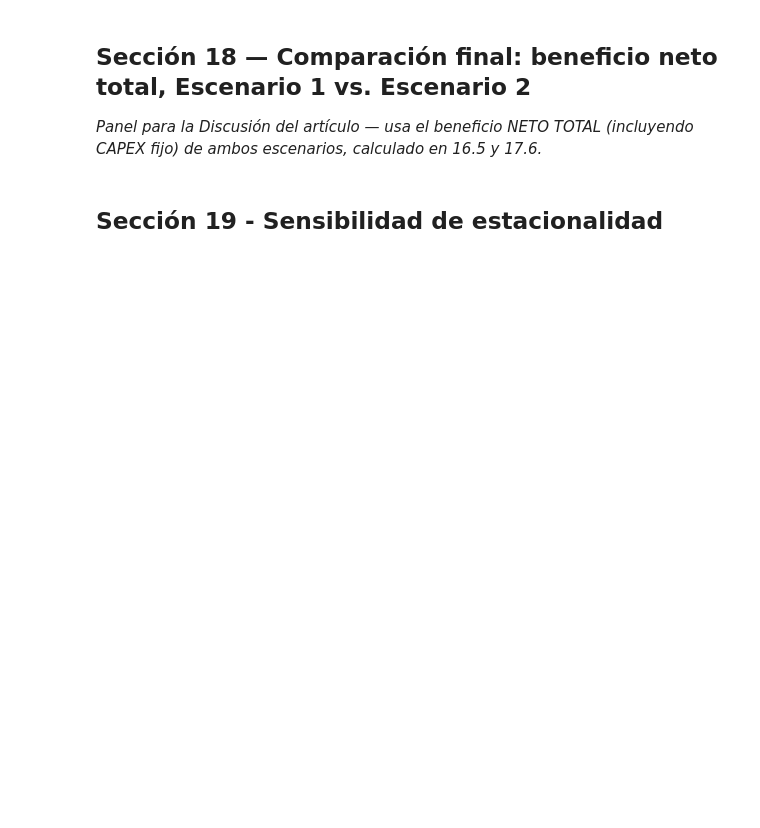
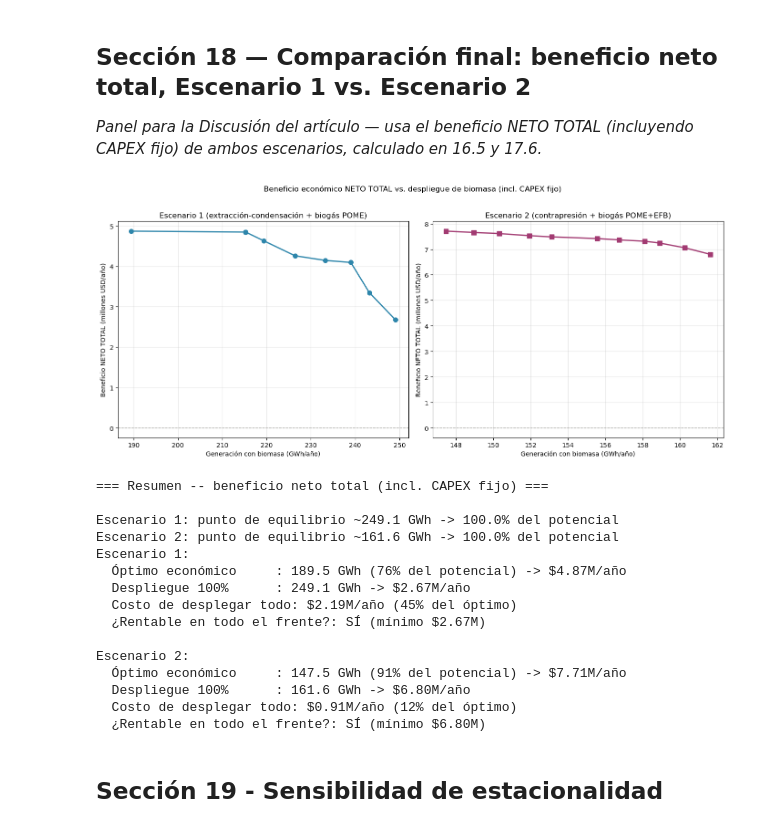
Before and after one commit to juncal0/valorizacion-biomasa-palma, a Jupyter notebook: 01_notebook_v3_CAPEX_corregido.ipynb, the cells around one changed output. Drawn from its saved outputs; the diff is of its cells as text; code cells hidden in the pictures; blank space fills up the shorter version.

```diff
--- a/01_notebook_v3_CAPEX_corregido.ipynb
+++ b/01_notebook_v3_CAPEX_corregido.ipynb
@@ -3377,13 +3489,11 @@ CAPEX fijo anualizado TOTAL Esc.2 (6 plantas): $2,193,441 USD/año
 # %% [markdown]
 ### 17.2 Modelo (turbina contrapresión + N unidades biogás) y payoff table
 # %%
-# [CAPEX CORREGIDO] La turbina entra con CAPEX POR TAMAÑO (regla 0.6,
-# economías de escala) como coeficiente de la binaria; el generador de
-# biogás como N x CAPEX_UNIDAD_BIOGAS (módulos idénticos -> lineal en N).
 # ==========================================================
-# Sección 17 - Fase 2, Escenario 2: modelo con turbina contrapresión
-# (catálogo) + generador de biogás (N unidades de 1,000 kW).
-# Payoff table lexicográfica.
+# Sección 17 - Fase 2, Escenario 2: turbina de contrapresión (catálogo)
+# + generador de biogás (N unidades de 1,000 kW). Payoff table lexicográfica.
+# f1 incluye: CAPEX anualizado + O&M (2.5%) + costo de oportunidad de la
+# biomasa quemada (escala con el factor de utilización de la turbina).
 # ==========================================================
 def construir_modelo_f2_esc2(objetivo='economico', restriccion_f2=None, restriccion_f1=None):
     m = pyo.ConcreteModel()
@@ -3394,6 +3504,7 @@ def construir_modelo_f2_esc2(objetivo='economico', restriccion_f2=None, restricc
     m.potencia_ideal_biogas = pyo.Param(m.PLANTAS, initialize=potencia_ideal_biogas_esc2_dict)
     m.consumo_medido_kW = pyo.Param(m.PLANTAS, initialize=consumo_medido_esc2_dict)
     m.horas = pyo.Param(m.PLANTAS, initialize=horas_operacion_anual)
+    m.costo_oport = pyo.Param(m.PLANTAS, initialize=costo_oport_dict)
     m.precio_tramo12 = pyo.Param(m.PLANTAS, initialize=PRECIO_TRAMO_12_dict)
     m.precio_bolsa = pyo.Param(initialize=PRECIO_BOLSA_PROMEDIO)
     m.pvaf = pyo.Param(initialize=PVAF)
@@ -3427,7 +3538,11 @@ def construir_modelo_f2_esc2(objetivo='economico', restriccion_f2=None, restricc
         + sum(m.excedente_permuta_kW[p]*m.horas[p]*m.precio_tramo12[p] for p in m.PLANTAS)
         + sum(m.excedente_bolsa_kW[p]*m.horas[p]*m.precio_bolsa for p in m.PLANTAS)
         - sum(sum(CAPEX_TURBINA_ESC2[k]*m.z_turb[p, k] for k in m.TAM_TURBINA)/m.pvaf for p in m.PLANTAS)
-        - sum(m.n_unidades_biogas[p]*CAPEX_UNIDAD_BIOGAS/m.pvaf for p in m.PLANTAS)))
+        - sum(m.n_unidades_biogas[p]*CAPEX_UNIDAD_BIOGAS/m.pvaf for p in m.PLANTAS)
+        - sum(sum(CAPEX_TURBINA_ESC2[k]*m.z_turb[p, k] for k in m.TAM_TURBINA)*PCT_OPERACION_ANUAL for p in m.PLANTAS)
+        - sum(m.n_unidades_biogas[p]*CAPEX_UNIDAD_BIOGAS*PCT_OPERACION_ANUAL for p in m.PLANTAS)
+        - sum(m.factor_util_turbina[p]*m.costo_oport[p] for p in m.PLANTAS)))
+
     m.f2_generacion = pyo.Expression(expr=sum((m.potencia_turbina_kW[p] + m.potencia_biogas_kW[p])*m.horas[p] for p in m.PLANTAS))
 
     if restriccion_f1 is not None:
@@ -3441,15 +3556,16 @@ def construir_modelo_f2_esc2(objetivo='economico', restriccion_f2=None, restricc
         m.obj = pyo.Objective(expr=m.f2_generacion, sense=pyo.maximize)
     return m
 
+
 # --- Payoff table lexicográfica ---
 m1_e2 = construir_modelo_f2_esc2(objetivo='economico'); solver.solve(m1_e2)
 f1_max_e2 = pyo.value(m1_e2.f1_economico)
-m1b_e2 = construir_modelo_f2_esc2(objetivo='excedente', restriccion_f1=f1_max_e2 - 1e-4); solver.solve(m1b_e2)
+m1b_e2 = construir_modelo_f2_esc2(objetivo='generacion', restriccion_f1=f1_max_e2 - 1.0); solver.solve(m1b_e2)
 f2_en_f1max_e2 = pyo.value(m1b_e2.f2_generacion)
 
-m2_e2 = construir_modelo_f2_esc2(objetivo='excedente'); solver.solve(m2_e2)
+m2_e2 = construir_modelo_f2_esc2(objetivo='generacion'); solver.solve(m2_e2)
 f2_max_e2 = pyo.value(m2_e2.f2_generacion)
-m2b_e2 = construir_modelo_f2_esc2(objetivo='economico', restriccion_f2=f2_max_e2 - 1e-4); solver.solve(m2b_e2)
+m2b_e2 = construir_modelo_f2_esc2(objetivo='economico', restriccion_f2=f2_max_e2 - 100.0); solver.solve(m2b_e2)
 f1_en_f2max_e2 = pyo.value(m2b_e2.f1_economico)
 
 print("=== PAYOFF TABLE Escenario 2 (lexicográfica, biogás por N unidades) ===\n")
@@ -3742,33 +3849,65 @@ ax2.set_xlabel('Generación con biomasa (GWh/año)')
 ax2.set_ylabel('Beneficio NETO TOTAL (millones USD/año)')
 ax2.set_title('Escenario 2 (contrapresión + biogás POME+EFB)')
 ax2.grid(alpha=0.3)
 
 fig.suptitle('Beneficio económico NETO TOTAL vs. despliegue de biomasa (incl. CAPEX fijo)', y=1.02)
 plt.tight_layout()
 plt.savefig('comparacion_final_neto_total_esc1_esc2.png', dpi=150, bbox_inches='tight')
 plt.show()
 
 # --- Resumen de puntos de equilibrio ---
 def punto_equilibrio_neto(df, col_f1='f1_beneficio_neto_total_USD', col_f2='f2_generacion_GWh'):
     df_pos = df[df[col_f1] >= 0]
     if df_pos.empty:
         return None
     return df_pos[col_f2].max()
 
 eq1 = punto_equilibrio_neto(df_pareto)
 eq2 = punto_equilibrio_neto(df_pareto_e2)
 f2_max_gwh_e1 = df_pareto['f2_generacion_GWh'].max()
 f2_max_gwh_e2 = df_pareto_e2['f2_generacion_GWh'].max()
 
 print("=== Resumen -- beneficio neto total (incl. CAPEX fijo) ===\n")
 if eq1 is not None:
     print(f"Escenario 1: punto de equilibrio ~{eq1:.1f} GWh -> {eq1/f2_max_gwh_e1*100:.1f}% del potencial")
 else:
     print("Escenario 1: no se alcanza equilibrio (neto total negativo en todo el rango)")
 if eq2 is not None:
     print(f"Escenario 2: punto de equilibrio ~{eq2:.1f} GWh -> {eq2/f2_max_gwh_e2*100:.1f}% del potencial")
 else:
     print("Escenario 2: no se alcanza equilibrio (neto total negativo en todo el rango)")
+
+    print("=== Frente de Pareto: rentabilidad en todo el rango ===\n")
+for nombre, df in [('Escenario 1', df_sost), ('Escenario 2', df_sost_e2)]:
+    ben = df['beneficio_neto_total_USD']
+    i_opt = ben.idxmax()
+    pct_opt = df.loc[i_opt, 'generacion_GWh'] / df['generacion_GWh'].max() * 100
+    print(f"{nombre}:")
+    print(f"  Óptimo económico     : {df.loc[i_opt,'generacion_GWh']:.1f} GWh ({pct_opt:.0f}% del potencial) "
+          f"-> ${ben[i_opt]/1e6:.2f}M/año")
+    print(f"  Despliegue 100%      : {df['generacion_GWh'].max():.1f} GWh "
+          f"-> ${ben.iloc[-1]/1e6:.2f}M/año")
+    print(f"  Costo de desplegar todo: ${(ben[i_opt]-ben.iloc[-1])/1e6:.2f}M/año "
+          f"({100*(ben[i_opt]-ben.iloc[-1])/ben[i_opt]:.0f}% del óptimo)")
+    print(f"  ¿Rentable en todo el frente?: {'SÍ' if ben.min() > 0 else 'NO'} "
+          f"(mínimo ${ben.min()/1e6:.2f}M)\n")
+# %% [output]
+[figure, added]
+=== Resumen -- beneficio neto total (incl. CAPEX fijo) ===
+
+Escenario 1: punto de equilibrio ~249.1 GWh -> 100.0% del potencial
+Escenario 2: punto de equilibrio ~161.6 GWh -> 100.0% del potencial
+Escenario 1:
+  Óptimo económico     : 189.5 GWh (76% del potencial) -> $4.87M/año
+  Despliegue 100%      : 249.1 GWh -> $2.67M/año
+  Costo de desplegar todo: $2.19M/año (45% del óptimo)
+  ¿Rentable en todo el frente?: SÍ (mínimo $2.67M)
+
+Escenario 2:
+  Óptimo económico     : 147.5 GWh (91% del potencial) -> $7.71M/año
+  Despliegue 100%      : 161.6 GWh -> $6.80M/año
+  Costo de desplegar todo: $0.91M/año (12% del óptimo)
+  ¿Rentable en todo el frente?: SÍ (mínimo $6.80M)
 # %% [markdown]
 ## Sección 19 - Sensibilidad de estacionalidad
 # %%
```
Also changed, not shown: parts of 19 cells of this notebook, 14 other files.
